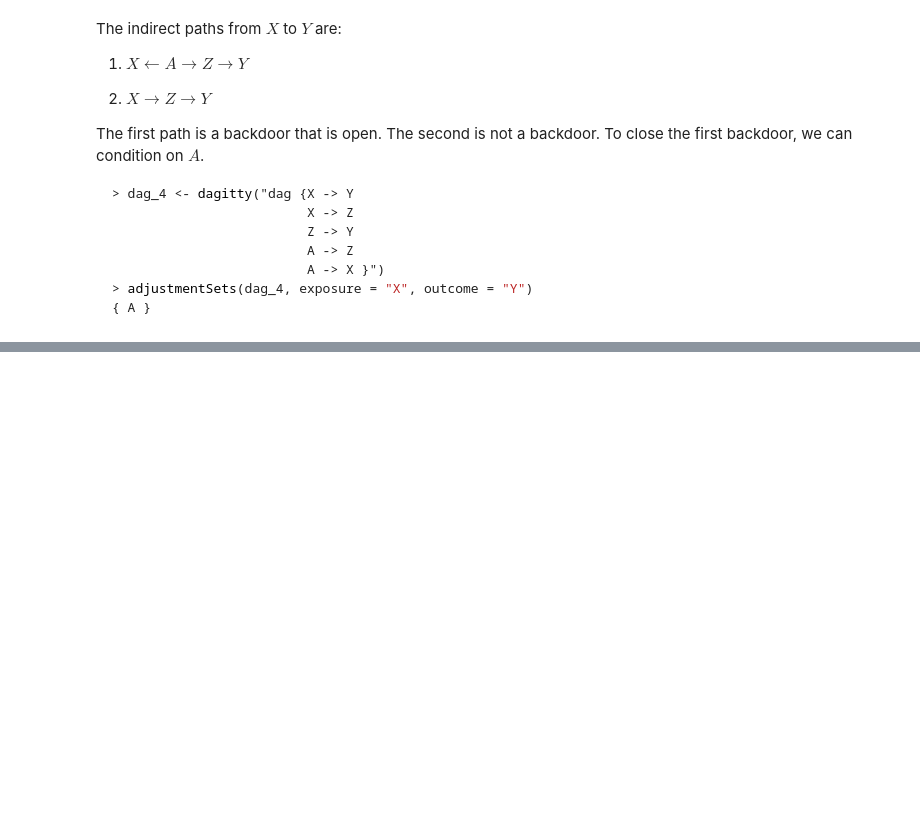
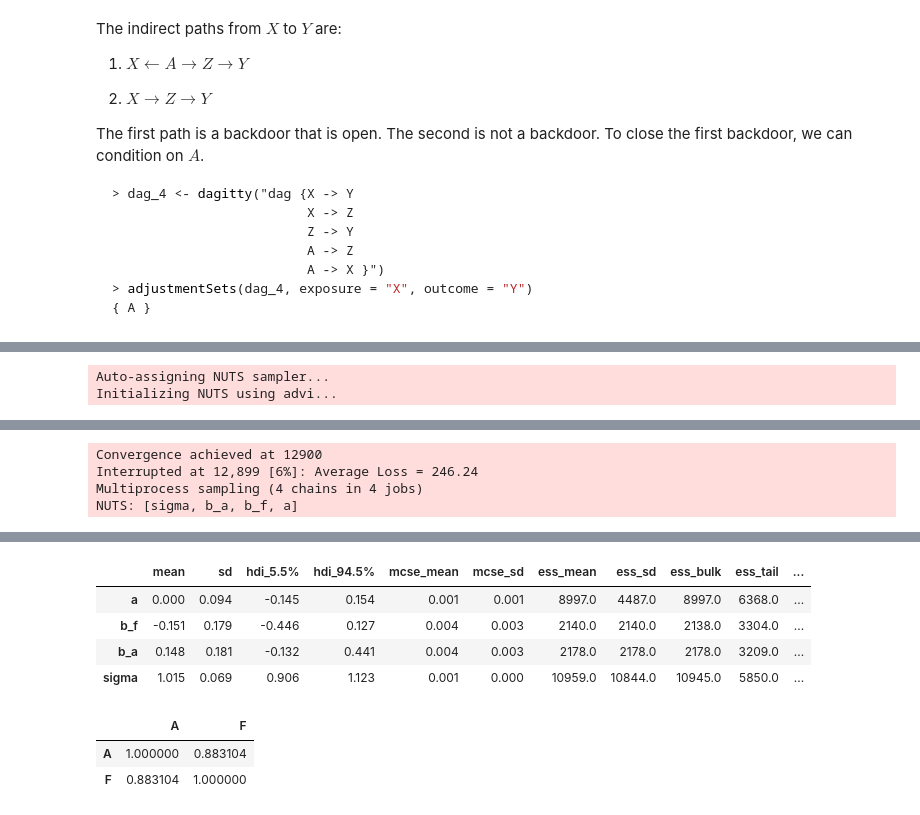
Before and after one commit to somnath1077/statistical_rethinking, a Jupyter notebook: code/ch06/nb05_select_exercises.ipynb, the cells around one changed output, grey strips where cells are left out. Cells and saved outputs as stored; diff of their text form; code cells hidden in the pictures; blank space fills up the shorter version.

```diff
--- a/code/ch06/nb05_select_exercises.ipynb
+++ b/code/ch06/nb05_select_exercises.ipynb
@@ -136,0 +211,12 @@ The first path is a backdoor that is open. The second is not a backdoor. To clos
+# %%
+with pm.Model() as m_6_1:
+    a = pm.Normal('a', mu=0, sigma=1)
+    b = pm.Normal('b', mu=0, sigma=0.5)
+    sigma = pm.Exponential('sigma', lam=1)
+
+    mu = a + b * df['A'].values
+    W = pm.Normal('W', mu=mu, sigma=sigma, observed=df['W'].values)
+
+    trace_6_1 = pm.sample(2000, init='advi', tune=3000)
+
+az.summary(trace_6_1, var_names=['a', 'b', 'sigma'], hdi_prob=0.89)
@@ -136,0 +250,12 @@ The first path is a backdoor that is open. The second is not a backdoor. To clos
+# %%
+with pm.Model() as m_6_2:
+    a = pm.Normal('a', mu=0, sigma=1)
+    b = pm.Normal('b', mu=0, sigma=0.5)
+    sigma = pm.Exponential('sigma', lam=1)
+
+    mu = a + b * df['F'].values
+    W = pm.Normal('W', mu=mu, sigma=sigma, observed=df['W'].values)
+
+    trace_6_2 = pm.sample(2000, init='advi', tune=3000)
+
+az.summary(trace_6_2, var_names=['a', 'b', 'sigma'], hdi_prob=0.89)
@@ -136,0 +280,16 @@ The first path is a backdoor that is open. The second is not a backdoor. To clos
+# %%
+with pm.Model() as m_6_3:
+    a = pm.Normal('a', mu=0, sigma=1)
+    b_f = pm.Normal('b_f', mu=0, sigma=0.5)
+    b_a = pm.Normal('b_a', mu=0, sigma=0.5)
+    sigma = pm.Exponential('sigma', lam=1)
+
+    mu = a + b_f * df['F'].values + b_a * df['A'].values
+    W = pm.Normal('W', mu=mu, sigma=sigma, observed=df['W'].values)
+
+    trace_6_3 = pm.sample(2000, init='advi', tune=3000)
+
+az.summary(trace_6_3, var_names=['a', 'b_f', 'b_a', 'sigma'], hdi_prob=0.89)
+# %% [output]
+Auto-assigning NUTS sampler...
+Initializing NUTS using advi...
@@ -136,0 +297,4 @@ The first path is a backdoor that is open. The second is not a backdoor. To clos
+Convergence achieved at 12900
+Interrupted at 12,899 [6%]: Average Loss = 246.24
+Multiprocess sampling (4 chains in 4 jobs)
+NUTS: [sigma, b_a, b_f, a]
@@ -136,0 +303,11 @@ The first path is a backdoor that is open. The second is not a backdoor. To clos
+|  | mean | sd | hdi_5.5% | hdi_94.5% | mcse_mean | mcse_sd | ess_mean | ess_sd | ess_bulk | ess_tail | ... |
+| a | 0.000 | 0.094 | -0.145 | 0.154 | 0.001 | 0.001 | 8997.0 | 4487.0 | 8997.0 | 6368.0 | ... |
+| b_f | -0.151 | 0.179 | -0.446 | 0.127 | 0.004 | 0.003 | 2140.0 | 2140.0 | 2138.0 | 3304.0 | ... |
+| b_a | 0.148 | 0.181 | -0.132 | 0.441 | 0.004 | 0.003 | 2178.0 | 2178.0 | 2178.0 | 3209.0 | ... |
+| sigma | 1.015 | 0.069 | 0.906 | 1.123 | 0.001 | 0.000 | 10959.0 | 10844.0 | 10945.0 | 5850.0 | ... |
+# %%
+df[['A', 'F']].corr()
+# %% [output]
+|  | A | F |
+| A | 1.000000 | 0.883104 |
+| F | 0.883104 | 1.000000 |
```
Also changed, not shown: parts of 19 cells of this notebook.
